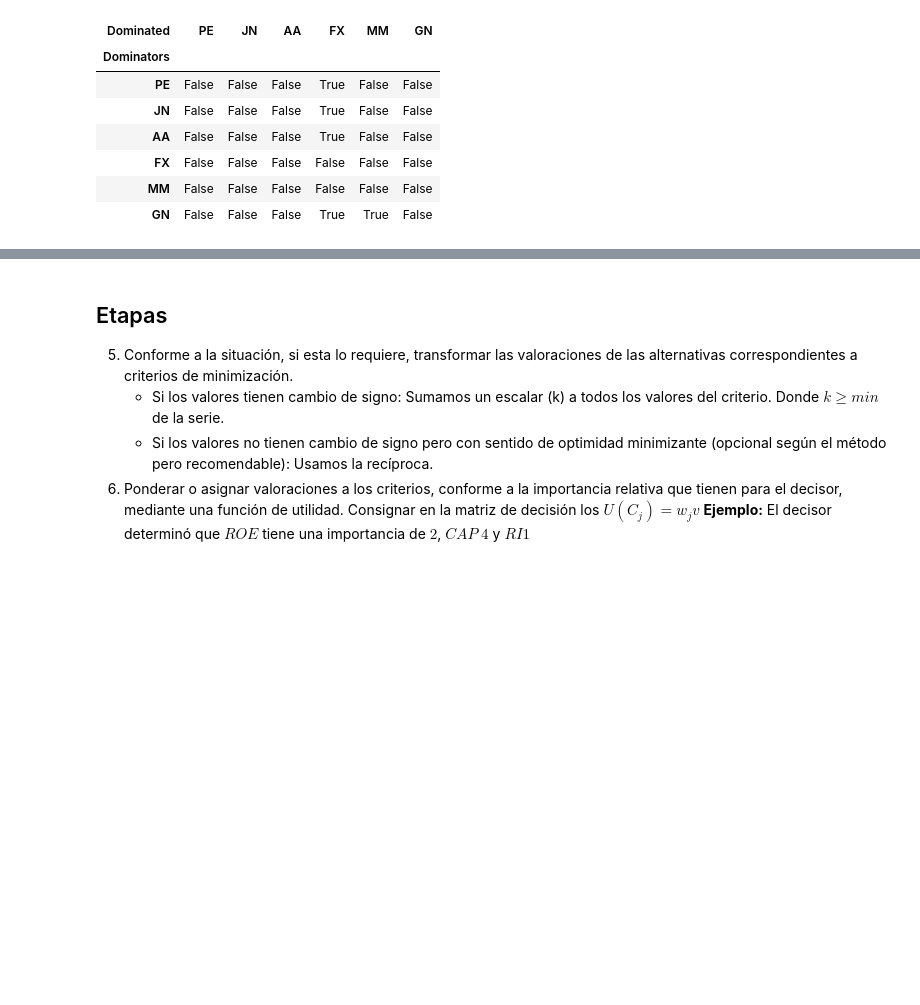
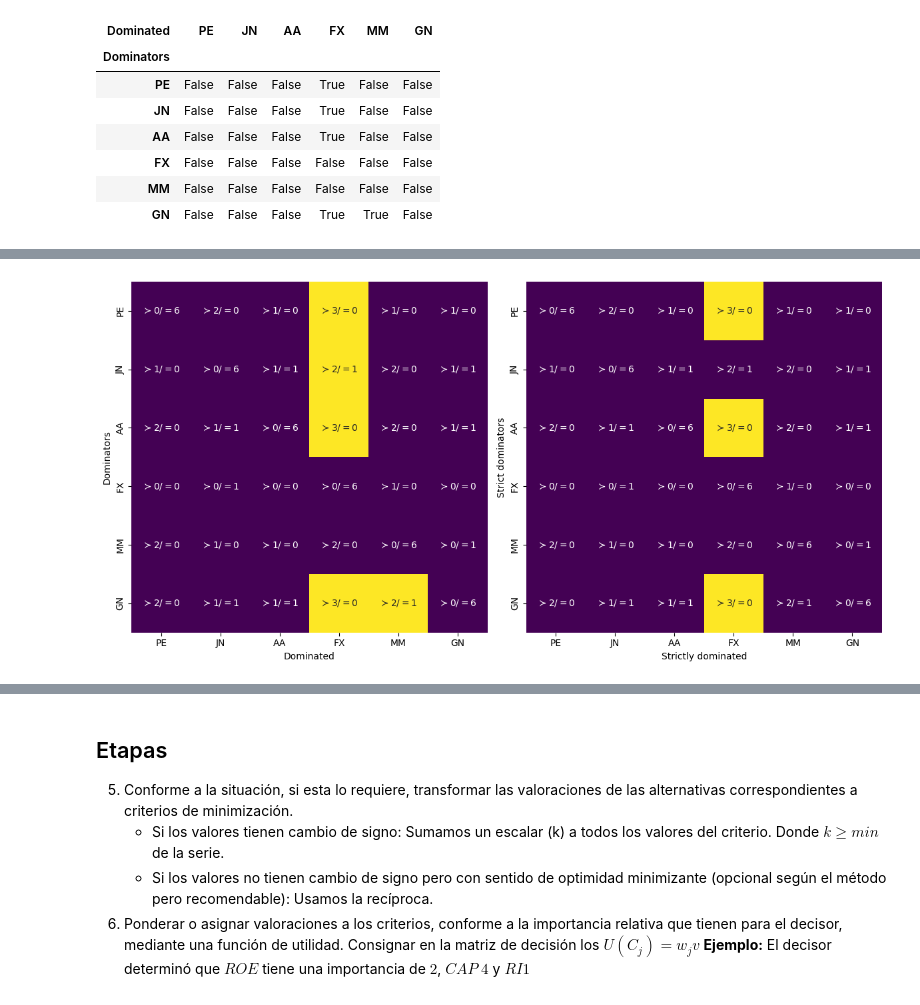
Before and after one commit to leliel12/diplodatos_mcda, a Jupyter notebook: slides/clase0.ipynb, the cells around one changed output, grey strips where cells are left out. Cells and saved outputs as stored; diff of their text form; code cells hidden in the pictures; blank space fills up the shorter version.

```diff
--- a/slides/clase0.ipynb
+++ b/slides/clase0.ipynb
@@ -435,0 +549,9 @@ dm.dominance()
+# %%
+fig, axs = plt.subplots(1, 2, figsize=(12, 6))
+
+dm.plot.dominance(strict=False, ax=axs[0])
+dm.plot.dominance(strict=True, ax=axs[1])
+
+fig.tight_layout();
+# %% [output]
+[figure, added]
```
Also changed, not shown: parts of 32 cells of this notebook.
